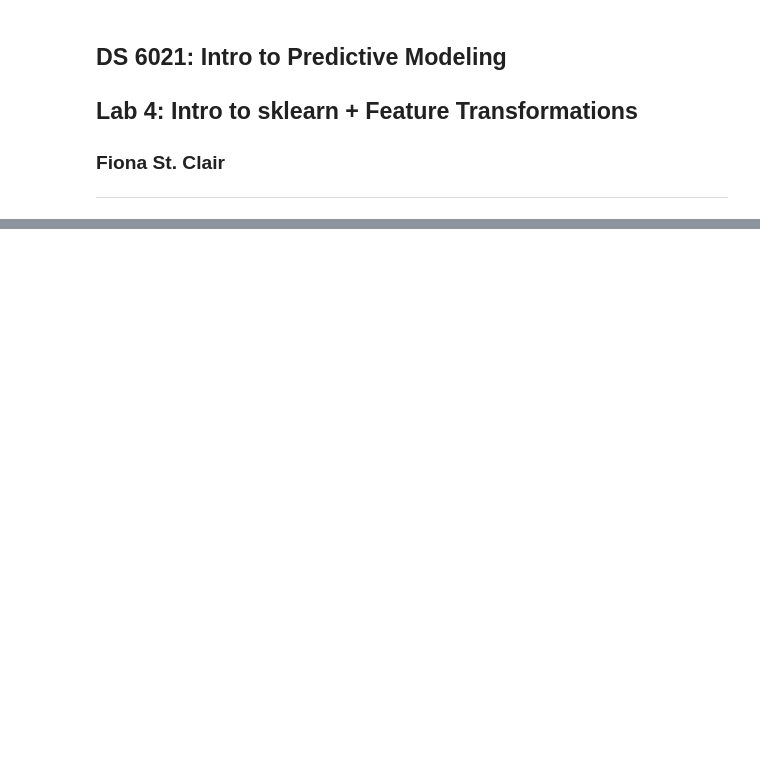
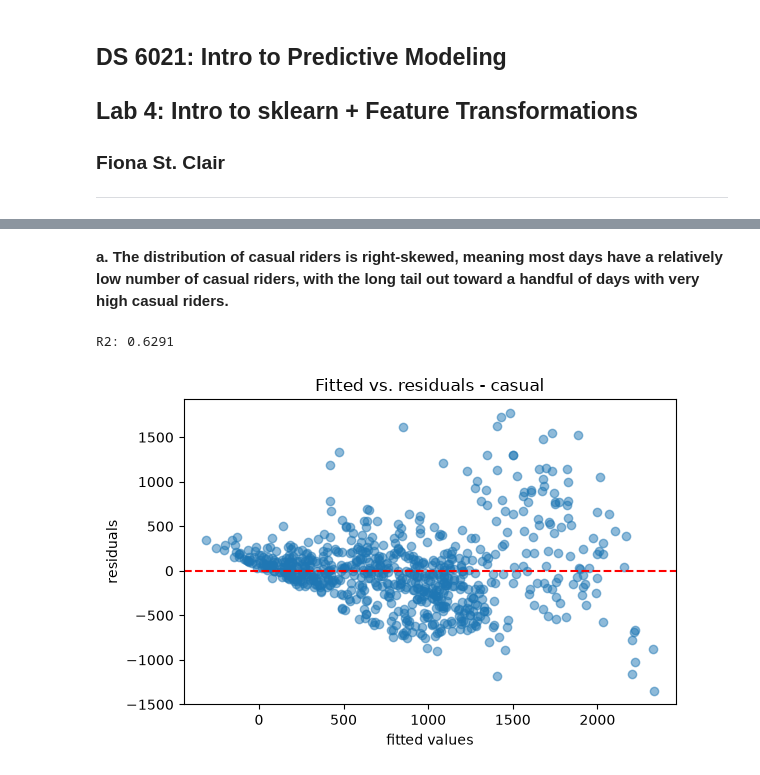
Before and after one commit to DS-6021-Predictive-Modeling/ds6021-f26-nye2xd, a Jupyter notebook: homework/assignments/lab 4/lab 4.ipynb, the cells around one changed output, grey strips where cells are left out. Saved outputs shown, nothing was run; the diff lists cells and outputs as text; code cells hidden in the pictures; blank space fills up the shorter version.

```diff
--- a/homework/assignments/lab 4/lab 4.ipynb
+++ b/homework/assignments/lab 4/lab 4.ipynb
@@ -18,0 +320,17 @@ Our team is exploring ticket pricing for live music events. Ticket prices for th
+# %% [markdown]
+**a. The distribution of casual riders is right-skewed, meaning most days have a relatively low number of casual riders, with the long tail out toward a handful of days with very high casual riders.**
+# %%
+casual_model = smf.ols('casual ~ temp + hum + windspeed + C(workingday)', data=bike).fit()
+print("R2:", round(casual_model.rsquared, 4))
+
+plt.figure(figsize=(6, 4))
+plt.scatter(casual_model.fittedvalues, casual_model.resid, alpha=0.5)
+plt.axhline(0, color='red', linestyle='--')
+plt.xlabel('fitted values')
+plt.ylabel('residuals')
+plt.title('Fitted vs. residuals - casual')
+plt.tight_layout()
+plt.show()
+# %% [output]
+R2: 0.6291
+[figure, added]
```
Also changed, not shown: parts of 34 cells of this notebook, 1 other file.
